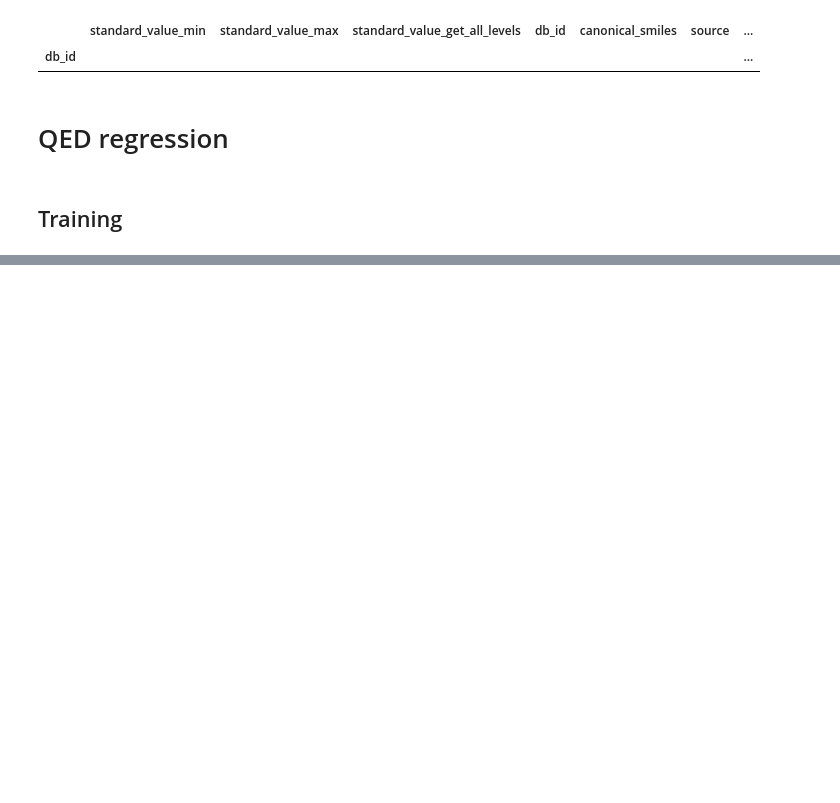
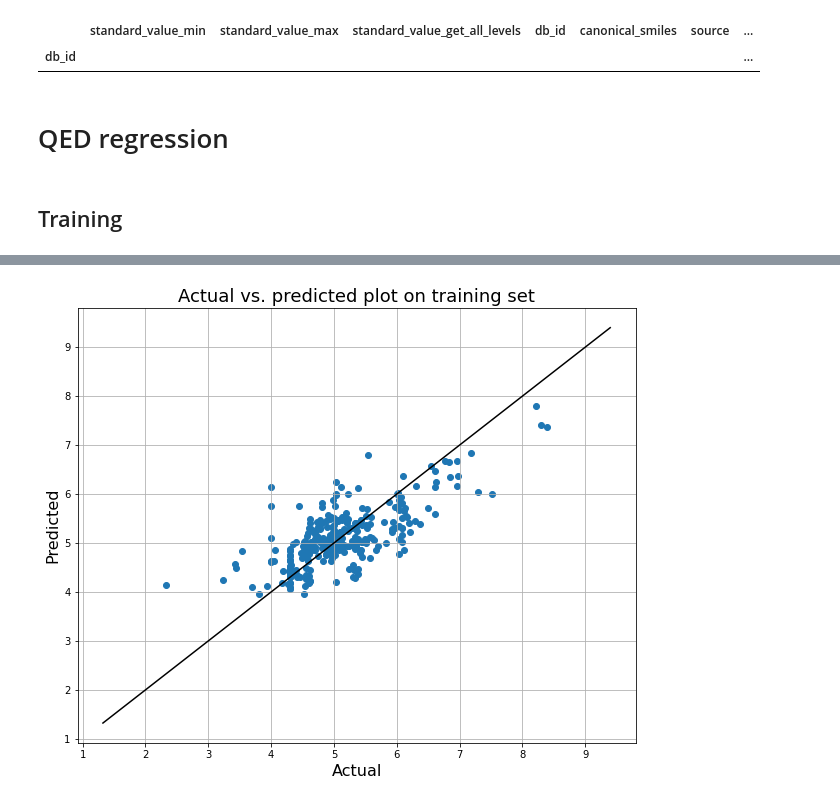
Before and after one commit to rafalbachorz/moltransformer, a Jupyter notebook: usecases/gyrase/analysis.ipynb, the cells around one changed output, grey strips where cells are left out. Drawn from its saved outputs; the diff is of its cells as text; code cells hidden in the pictures; blank space fills up the shorter version.

```diff
--- a/usecases/gyrase/analysis.ipynb
+++ b/usecases/gyrase/analysis.ipynb
@@ -256,0 +72,12 @@ model_wrapper.Save((MODELS_DIR/training_conf["model_storage"]["resulting_model"]
+# %%
+TRAINING_CONFIGURATION_FILE = "QED_training_gyrase_regression.json"
+MODEL_FILE = "QED_gyrase_regressor.model"
+with open(PIPELINES_DIR/TRAINING_CONFIGURATION_FILE, "r") as f:
+    training_conf = json.load(f)
+configuration_train = training_conf["training_aux_data"]
+
+prediction_methodology = training_conf["prediction_methodology"]
+prediction_type=training_conf["prediction_type"]
+
+model_wrapper = mw.model_wrapper.M_XGBoost(prediction_type=prediction_type, pipeline_configuration=None)
+model_wrapper.Load(MODELS_DIR/MODEL_FILE)
@@ -279 +109,14 @@ l.info("MAE score on hold-out/external: %s", mean_absolute_error(y_train_val, y_
 [figure]
+# %%
+smiles_codes_val = model_wrapper.Data["smiles_codes_val"]
+smiles_codes_train = model_wrapper.Data["smiles_codes_train"]
+model_wrapper.Pipeline.fit(X=smiles_codes_train, y=None)
+X_train = create_molecular_features(pipeline=model_wrapper.Pipeline, smiles_codes=smiles_codes_train)
+X_train = process_molecular_features(pipeline=model_wrapper.Pipeline, X=X_train)
+y_train_pred = model_wrapper.Predict(X_train)
+y_train = model_wrapper.Data["targets_train"]
+plotScatterWithIdeal(y_train.values, y_train_pred.values, "Actual vs. predicted plot on training set")
+l.info("R2 score on training: %s", r2_score(y_train, y_train_pred))
+l.info("MSE score on training: %s", mean_squared_error(y_train, y_train_pred))
+l.info("MAE score on training: %s", mean_absolute_error(y_train, y_train_pred))
+# %% [output]
@@ -279,0 +132 @@ l.info("MAE score on hold-out/external: %s", mean_absolute_error(y_train_val, y_
+[figure, added]
```
Also changed, not shown: parts of 23 cells of this notebook.
